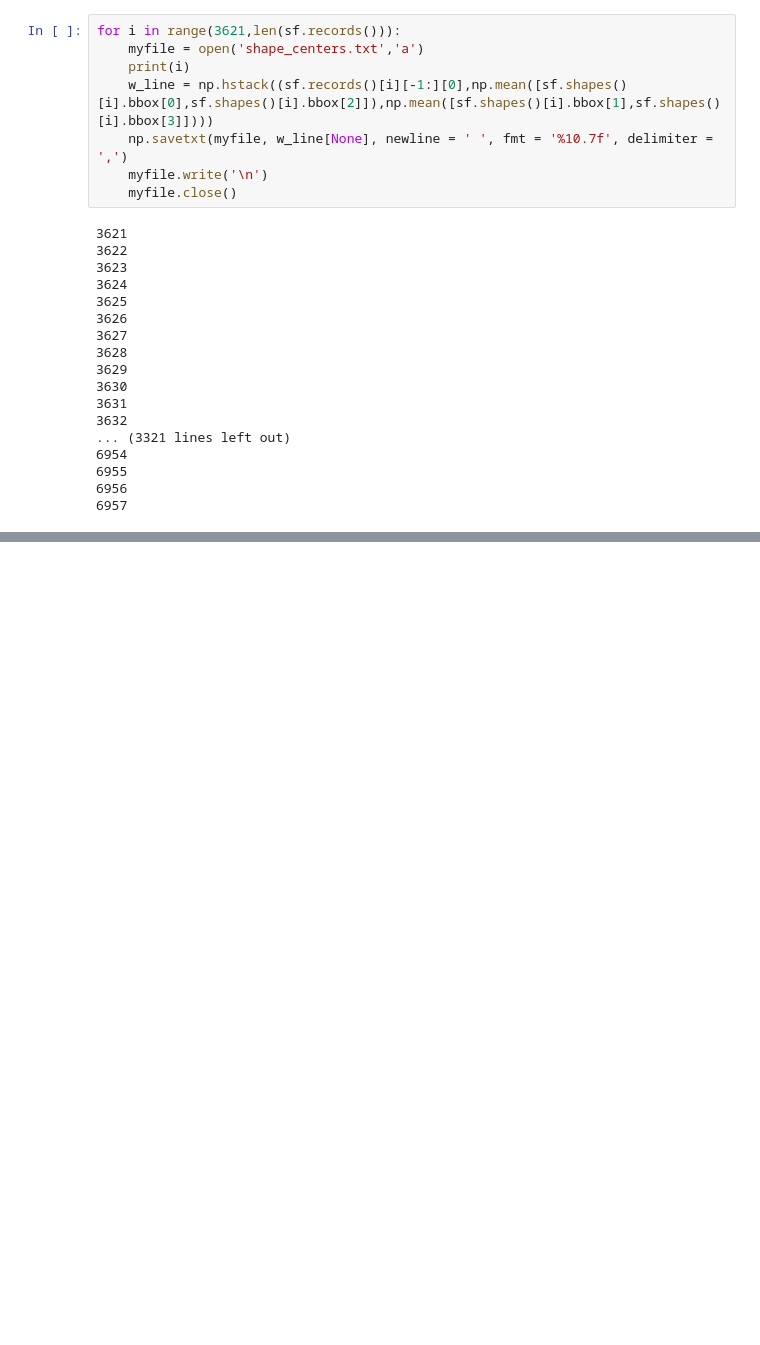
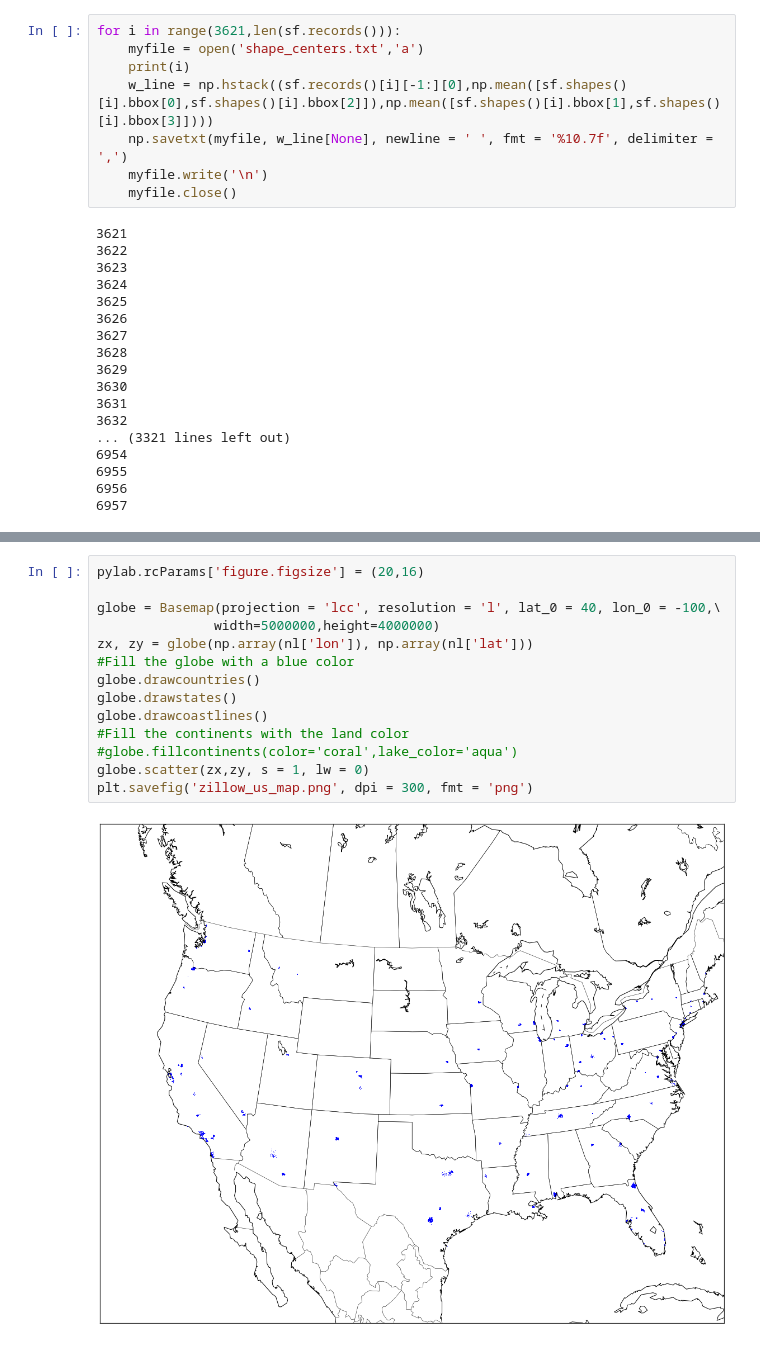
Before and after one commit to zihaoxu/jac_project, a Jupyter notebook: hood_shapes.ipynb, the cells around one changed output, grey strips where cells are left out. Cells and saved outputs as stored; diff of their text form; blank space fills up the shorter version.

```diff
--- a/hood_shapes.ipynb
+++ b/hood_shapes.ipynb
@@ -187,0 +225,16 @@ for i in range(3621,len(sf.records())):
+# %%
+pylab.rcParams['figure.figsize'] = (20,16)
+
+globe = Basemap(projection = 'lcc', resolution = 'l', lat_0 = 40, lon_0 = -100,\
+               width=5000000,height=4000000)
+zx, zy = globe(np.array(nl['lon']), np.array(nl['lat']))
+#Fill the globe with a blue color
+globe.drawcountries()
+globe.drawstates()
+globe.drawcoastlines()
+#Fill the continents with the land color
+#globe.fillcontinents(color='coral',lake_color='aqua')
+globe.scatter(zx,zy, s = 1, lw = 0)
+plt.savefig('zillow_us_map.png', dpi = 300, fmt = 'png')
+# %% [output]
+[figure, added]
```
Also changed, not shown: parts of 7 cells of this notebook, 4 other files.
